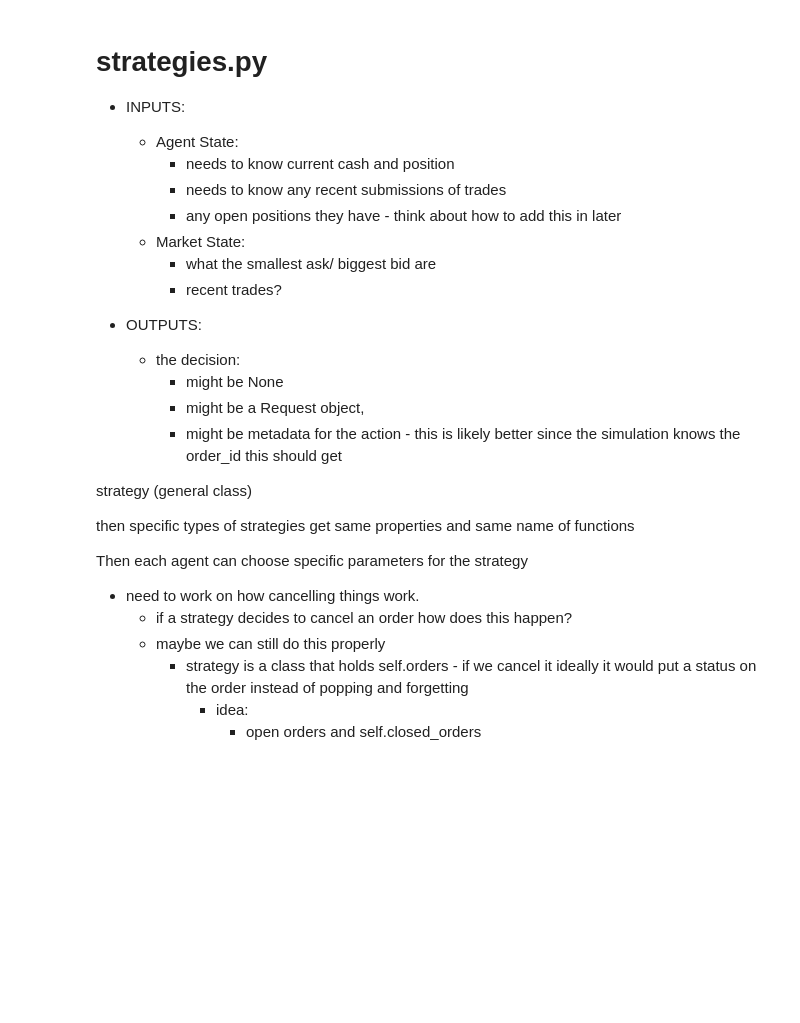
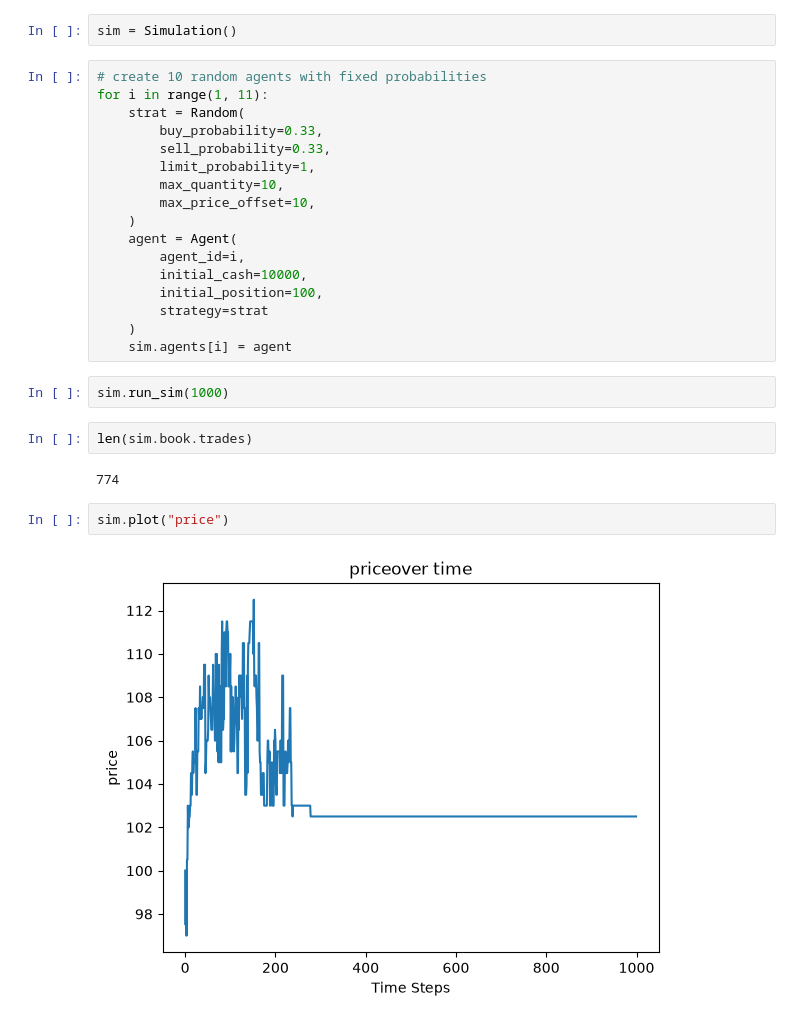
Before and after one commit to SimonGFleet/order-book-microstructure, a Jupyter notebook: tester.ipynb, the cells around one changed output. Cells and saved outputs as stored; diff of their text form; blank space fills up the shorter version.

```diff
--- a/tester.ipynb
+++ b/tester.ipynb
@@ -130,34 +12,29 @@ class Simulation:
-# %% [markdown]
-# strategies.py
-
-
-- INPUTS:
-	- Agent State:
-		- needs to know current cash and position
-		- needs to know any recent submissions of trades
-		- any open positions they have - think about how to add this in later
-	- Market State:
-		- what the smallest ask/ biggest bid are
-		- recent trades?
-
-- OUTPUTS:
-	- the decision:
-		- might be None
-		- might be a Request object,
-		- might be metadata for the action - this is likely better since the simulation knows the order_id this should get
-
-strategy (general class)
-
-then specific types of strategies get same properties and same name of functions
-
-
-Then each agent can choose specific parameters for the strategy
-
-
-
-- need to work on how cancelling things work.
-	- if a strategy decides to cancel an order how does this happen?
-	- maybe we can still do this properly
-		- strategy is a class that holds self.orders - if we cancel it ideally it would put a status on the order instead of popping and forgetting
-			- idea:
-				- open orders and self.closed_orders
+# %%
+sim = Simulation()
+# %%
+# create 10 random agents with fixed probabilities
+for i in range(1, 11):
+    strat = Random(
+        buy_probability=0.33,
+        sell_probability=0.33,
+        limit_probability=1,
+        max_quantity=10,
+        max_price_offset=10,
+    )
+    agent = Agent(
+        agent_id=i,
+        initial_cash=10000,
+        initial_position=100,
+        strategy=strat
+    )
+    sim.agents[i] = agent
+# %%
+sim.run_sim(1000)
+# %%
+len(sim.book.trades)
+# %% [output]
+774
+# %%
+sim.plot("price")
+# %% [output]
+[figure, added]
```
Also changed, not shown: parts of 7 cells of this notebook, 7 other files.
